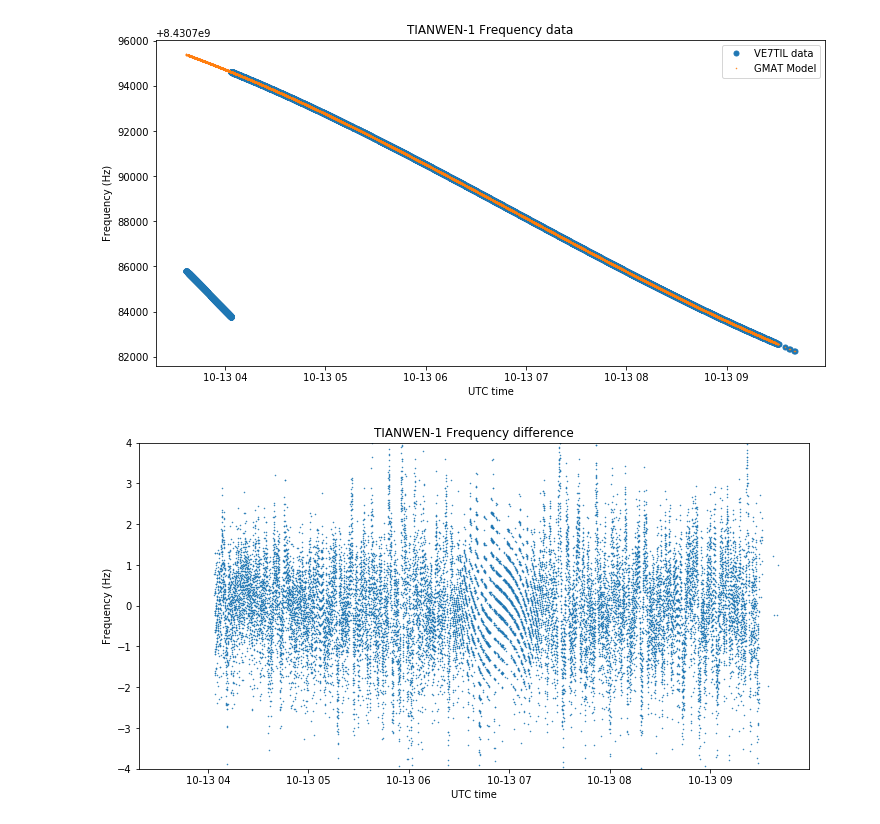
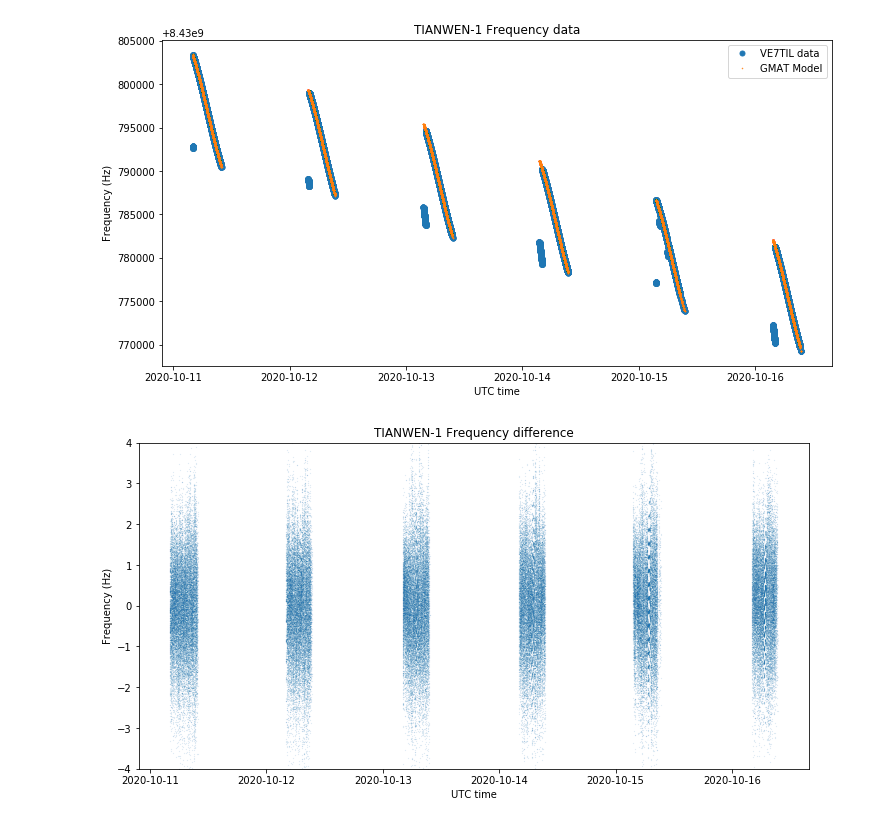
Before and after one commit to ScottTilley/tianwen1, a Jupyter notebook: Doppler Analysis.ipynb, the cells around one changed output. Drawn from its saved outputs; the diff is of its cells as text; code cells hidden in the pictures.

```diff
--- a/Doppler Analysis.ipynb
+++ b/Doppler Analysis.ipynb
@@ -12,7 +13,7 @@ plt.rcParams['figure.facecolor'] = 'w'
 # %%
 f_carrier = 8431.01653025e6
 # %%
-data = np.fromfile('2020-10-13_tianwen1.dat', sep = ' ').reshape((-1,4))
+data = np.fromfile('11_16.dat', sep = ' ').reshape((-1,4))
 t_data = Time(data[:,0], format = 'mjd')
 freq_data = data[:,1]
 # %%
@@ -38,13 +39,13 @@ plt.xlabel('UTC time')
 plt.legend()
 plt.show();
 # %% [output]
-[figure, old version]
+[figure, new version]
 # %%
 plt.ylim(-4,4)
-plt.plot(t_data.datetime, freq_data - freq_gmat,'.',markersize=1,  label = 'strf file')
+plt.plot(t_data.datetime, freq_data - freq_gmat,'.',markersize=.1,  label = 'strf file')
 plt.title('TIANWEN-1 Frequency difference')
 plt.ylabel('Frequency (Hz)')
 plt.xlabel('UTC time')
 plt.show();
 # %% [output]
-[figure, old version]
+[figure, new version]
```
Also changed, not shown: parts of 1 cell of this notebook, 1 other file.
